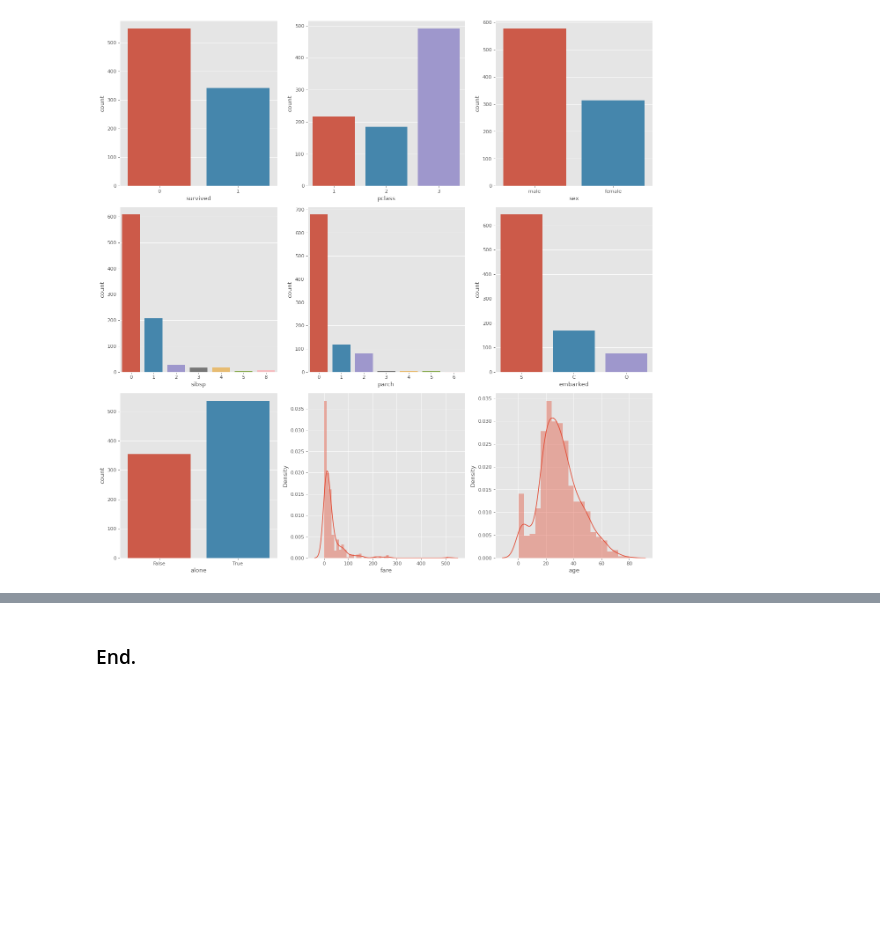
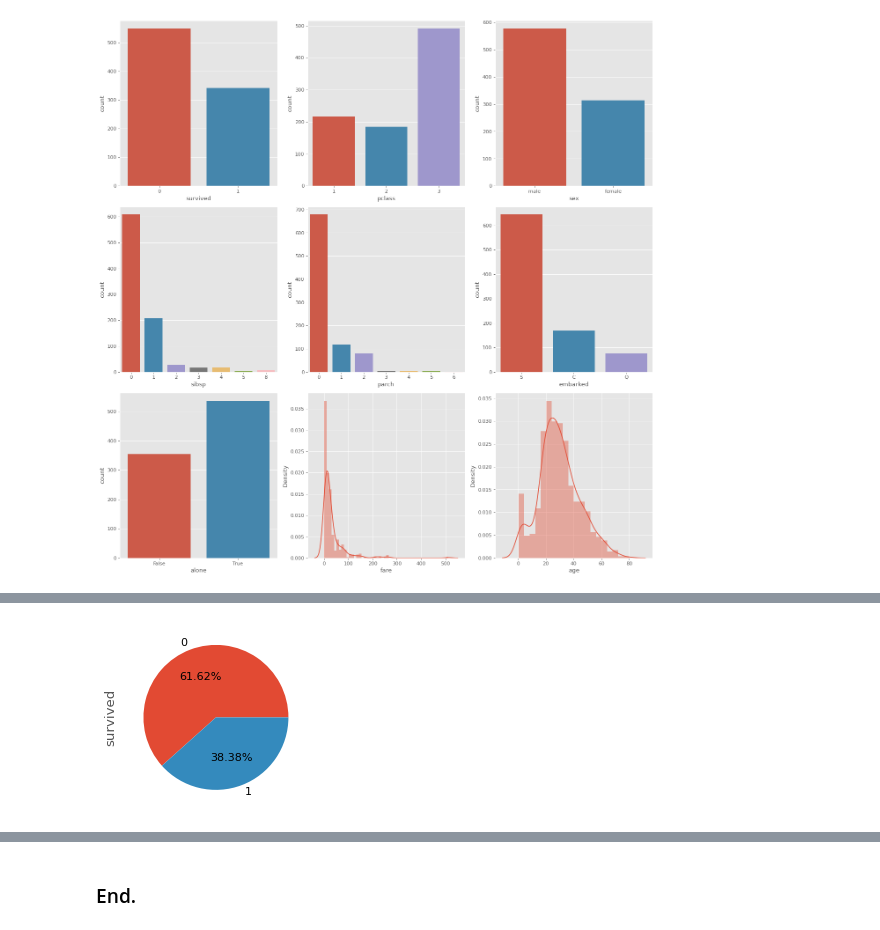
Before and after one commit to caiquemiranda/data-visualization-python, a Jupyter notebook: 10-analysis-visualization-titanic-dataset.ipynb, the cells around one changed output, grey strips where cells are left out. Saved outputs shown, nothing was run; the diff lists cells and outputs as text; code cells hidden in the pictures; blank space fills up the shorter version.

```diff
--- a/10-analysis-visualization-titanic-dataset.ipynb
+++ b/10-analysis-visualization-titanic-dataset.ipynb
@@ -156,0 +185,6 @@ plt.tight_layout();
+# %%
+# pie plot %
+
+titanic['survived'].value_counts().plot.pie(autopct = '%1.2f%%');
+# %% [output]
+[figure, added]
```
Also changed, not shown: parts of 7 cells of this notebook.
